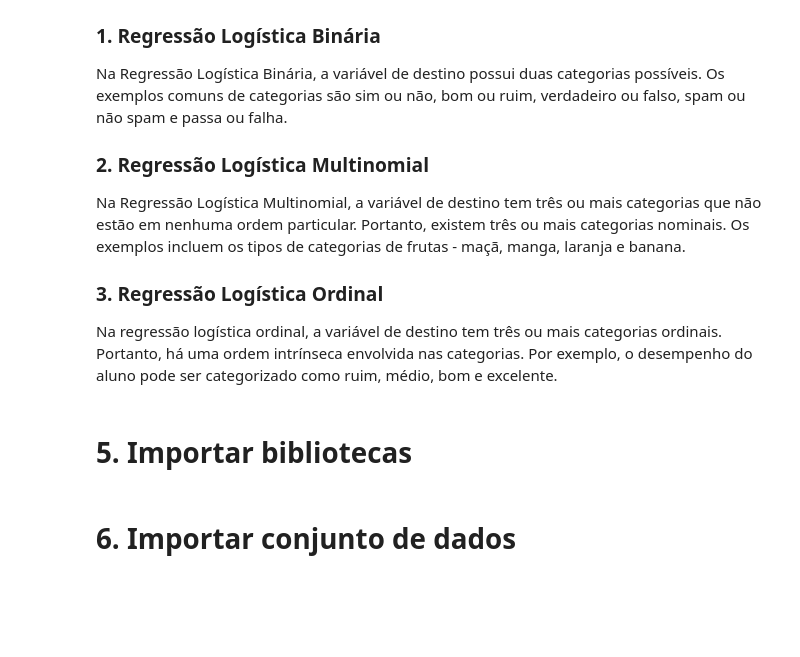
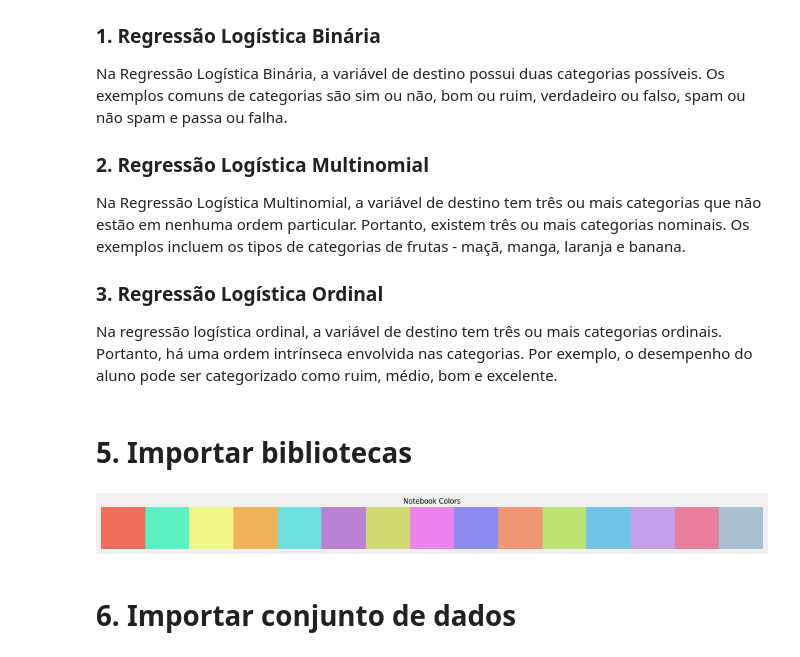
Before and after one commit to Rodrigo-Lopes-de-Andrade/Artigos_e_Projetos, a Jupyter notebook: 00_Regressão_Logistica.ipynb, the cells around one changed output. Saved outputs shown, nothing was run; the diff lists cells and outputs as text; code cells hidden in the pictures; blank space fills up the shorter version.

```diff
--- a/00_Regressão_Logistica.ipynb
+++ b/00_Regressão_Logistica.ipynb
@@ -160,3 +162,14 @@ import seaborn as sns # statistical data visualization
+# %%
+colors = ['#F06E5C','#5CF0C5','#F1F689','#F0B35C','#6EDEDE',
+          '#BB81D5','#D3D972','#EB83EE','#8B8CED','#F09674',
+          '#BCE374','#72C3E7','#C3A0EB','#E6809D','#A9BFCB']
+
+sns.palplot(sns.color_palette(colors))
+plt.title('Notebook Colors', size = 10)
+plt.axis('off')
+plt.show()
+# %% [output]
+[figure, added]
 # %%
 import warnings
 
```
Also changed, not shown: parts of 62 cells of this notebook.
